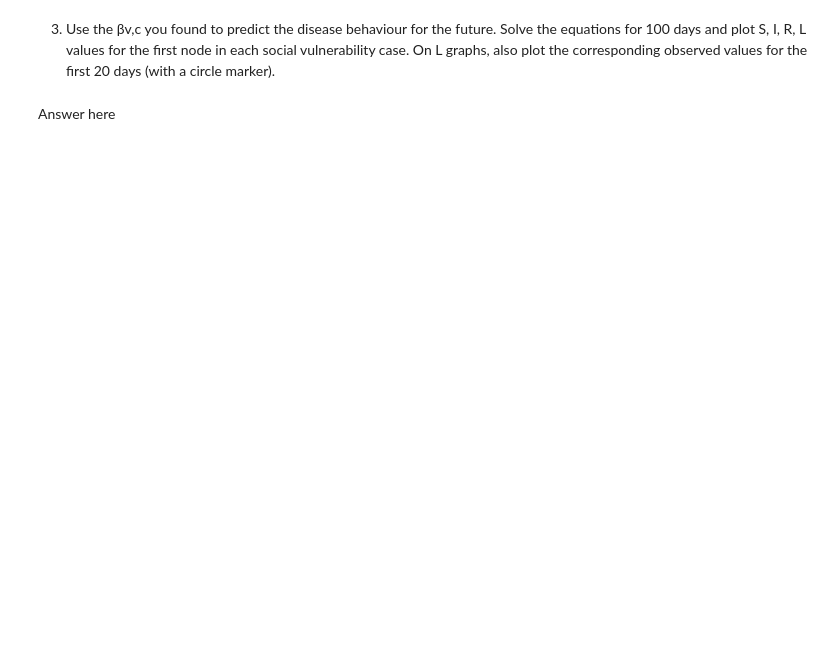
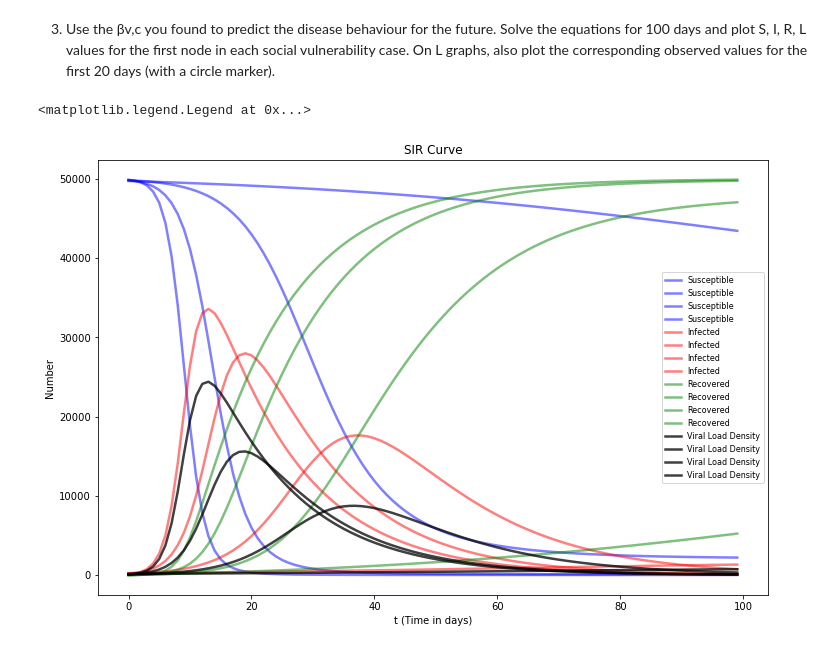
Before and after one commit to lawrencedlin/CMPSC_190DD_Project, a Jupyter notebook: CMPSC190DD.ipynb, the cells around one changed output. Cells and saved outputs as stored; diff of their text form; code cells hidden in the pictures; blank space fills up the shorter version.

Commit message:
Finished 1b 1 and 2: 3 just needs some finishing touches on the graph. Just have to copy paste answers for part 1a and we are done

```diff
--- a/CMPSC190DD.ipynb
+++ b/CMPSC190DD.ipynb
@@ -905,4 +396,47 @@ Answer here
 # %% [markdown]
 3) Use the βv,c you found to predict the disease behaviour for the future. Solve the equations for 100 days and plot S, I, R, L values for the first node in each social vulnerability case. On L graphs, also plot the corresponding observed values for the first 20 days (with a circle marker).
-# %% [markdown]
-Answer here
+# %%
+all_S = np.zeros((4,100))
+all_I = np.zeros((4,100))
+all_L = np.zeros((4,100))
+all_R = np.zeros((4,100))
+beta_test_grid = np.stack((beta_test_1,beta_test_2,beta_test_3,beta_test_4), axis = 0)
+for (node,pmf_start, pmf_end, i, beta) in zip(range(0,20,5),range(0,16,4),range(4,20,4),range(4), beta_test_grid):
+    # Initial values
+    N = 50000
+    I0,I1,I2,I3 = I_b[node]
+    I_total = np.sum([I0,I1,I2,I3])
+    Sv0, Sv1, Sv2, Sv3 = pmf[pmf_start:pmf_end] * (N - I_total)
+    R = 0
+    soln = solve_ivp(SIR_b, t_span = (0,99), \
+                                         y0 = (Sv0, Sv1, Sv2, Sv3,
+                                         I0,I1,I2,I3, R), \
+                                         t_eval = np.arange(100), dense_output = True, \
+                                         args = (N, beta, gamma_b))
+    Sv0_y, Sv1_y, Sv2_y, Sv3_y, I0_y, I1_y, I2_y, I3_y, R_y = soln.y
+    local_L_pred = np.sum(np.array([I0_y * L_b[0], I1_y * L_b[1],I2_y * L_b[2],I3_y * L_b[3]]), axis = 0)
+    local_S = np.sum(np.array([Sv0_y, Sv1_y, Sv2_y, Sv3_y]) ,axis=0)
+    local_I = np.sum(np.array([I0_y, I1_y, I2_y, I3_y]),axis=0)
+    all_S[i, :] = local_S
+    all_I[i, :] = local_I
+    all_L[i, :] = local_L_pred
+    all_R[i] = R_y
+# %%
+fig, ax = plt.subplots(figsize = (12,8))
+ax.tick_params(axis='both', which='major')
+ax.set(xlabel = "t (Time in days)", ylabel = "Number", title = "SIR Curve")
+t = np.arange(100)
+# Plot Overall S, I, R
+for s in all_S:
+    ax.plot(t, s, 'b', alpha=0.5, lw=2.5, label='Susceptible')
+for i in all_I:
+    ax.plot(t, i,'r', alpha=0.5, lw=2.5, label='Infected')
+for r in all_R:
+    ax.plot(t, r, 'g', alpha=0.5, lw=2.5, label='Recovered')
+# Plot viral load density L_pred
+for l in all_L:
+    ax.plot(t, l, 'black', alpha = 0.75, lw = 2.5, label = 'Viral Load Density')
+ax.legend(fontsize = 8)
+# %% [output]
+<matplotlib.legend.Legend at 0x...>
+[figure, added]
```
Also changed, not shown: parts of 19 cells of this notebook.
